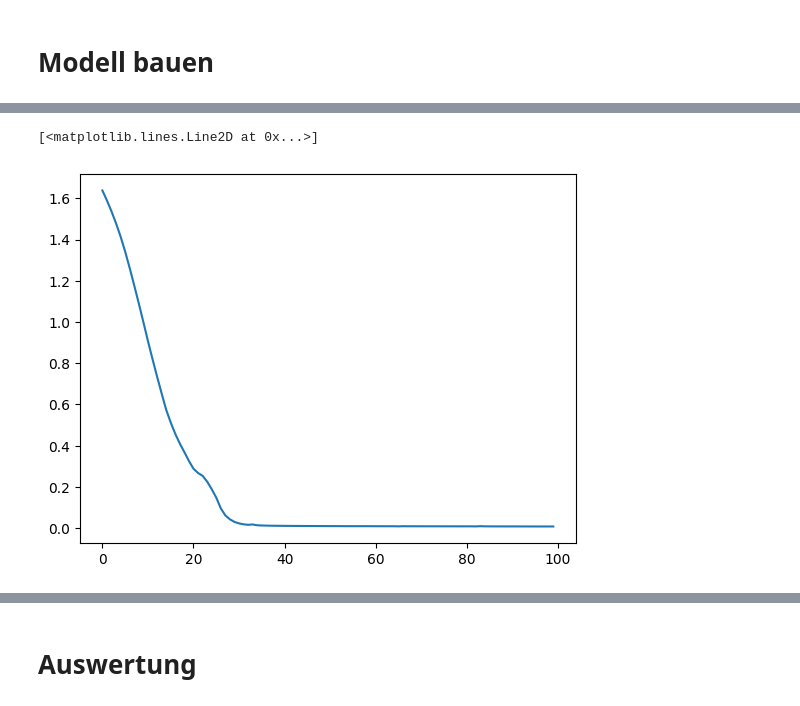
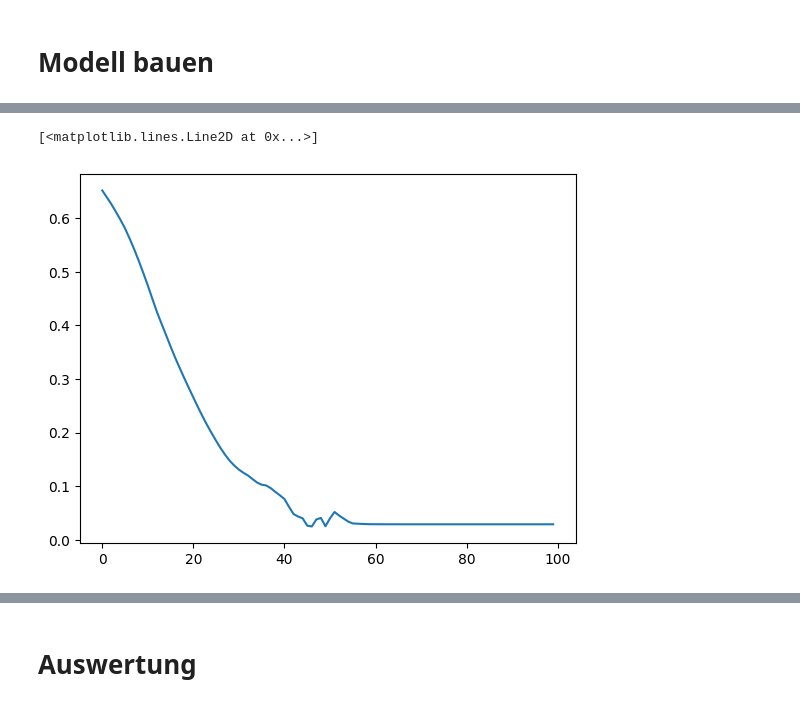
Before and after one commit to NicoBorkowski/fa21b_einfuehrung_nn, a Jupyter notebook: Car details v3/car.ipynb, the cells around one changed output, grey strips where cells are left out. Cells and saved outputs as stored; diff of their text form; code cells hidden in the pictures.

Commit message:
optimizer und scheduler

```diff
--- a/Car details v3/car.ipynb
+++ b/Car details v3/car.ipynb
@@ -168,19 +168,26 @@ def get_batch(x,y, batch_size):
         yield x[i:i+batch_size], y[i:i+batch_size]
 # %%
 model = MySimpleNN(input_size=10, hidden_size=(10,20,10), output_size=1)
-lr=0.0001
-batch_size = 100
+lr=0.0005
+batch_size = 256
 
 loss_fn = torch.nn.MSELoss()
+optimizer = torch.optim.Adam(model.parameters(), lr=lr, weight_decay=0.0001)
+#optimizer = torch.optim.SGD(model.parameters(), lr=lr, momentum=0.7)
+
+# Learnrate scheduler
+scheduler = torch.optim.lr_scheduler.ReduceLROnPlateau(optimizer, mode='min', factor=0.1, patience=3)
+
 
 def train(xb, yb):
     y_hat = model(xb)
     loss = loss_fn(y_hat, yb)
     loss.backward()
-    with torch.no_grad():
-        for param in model.parameters():
-            param -= lr * param.grad
-        model.zero_grad()
+    optimizer.step()
+    #with torch.no_grad():
+    #    for param in model.parameters():
+    #        param -= lr * param.grad
+    #    model.zero_grad()
     return loss.item()
 
 losses=[]
@@ -188,10 +195,12 @@ for epoch in range(100):
     loss_sum=0
     for xb, yb in get_batch(x_train, y_train, batch_size):
         loss_sum += train(xb, yb)
-    losses.append(loss_sum/len(x_train))
+    loss_epoch = loss_sum/len(x_train)
+    losses.append(loss_epoch)
+    scheduler.step(loss_epoch)
 
     if epoch%10==0:
-        print("epoch: ", epoch, "loss: ", loss_sum/len(x_train))
+        print("epoch: ", epoch, "loss: ", loss_epoch, "current_lr", optimizer.param_groups[0]['lr'])
 
 import matplotlib.pyplot as plt
 plt.plot(losses)
@@ -209,2 +218,2 @@ epoch:  90 loss:  0.008659919466615934
 [<matplotlib.lines.Line2D at 0x...>]
-[figure, old version]
+[figure, new version]
```
Also changed, not shown: parts of 4 cells of this notebook.
